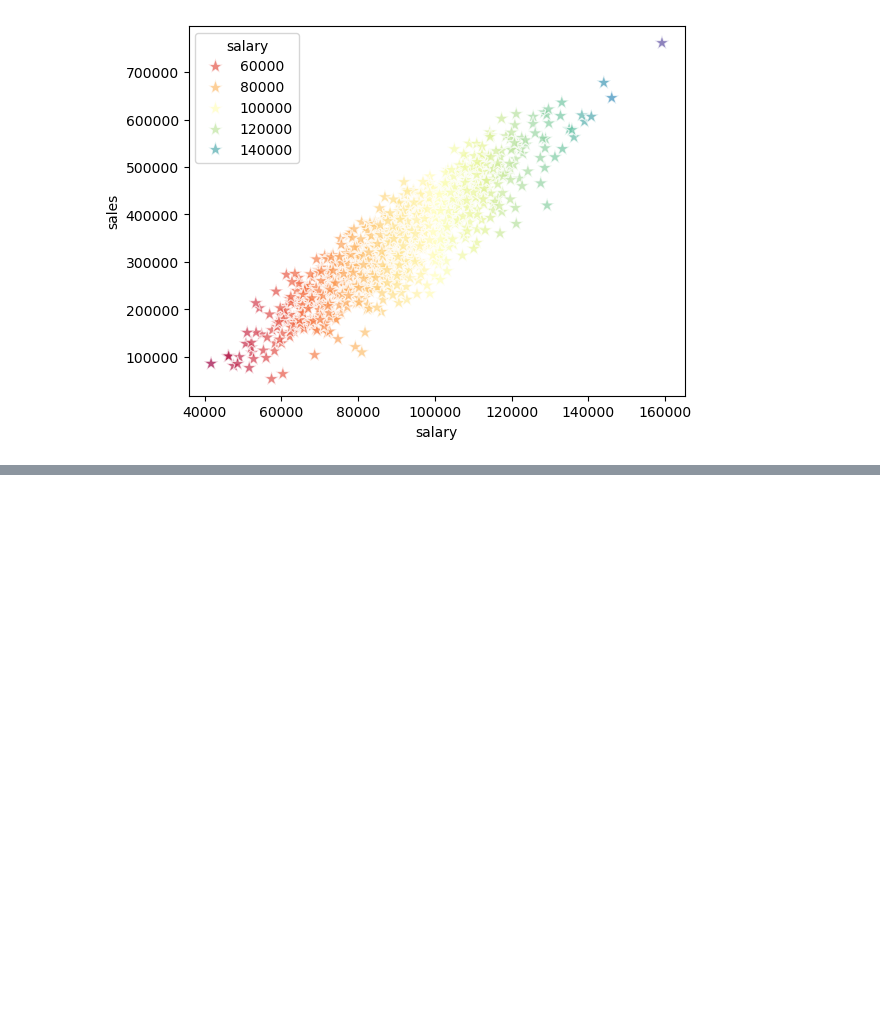
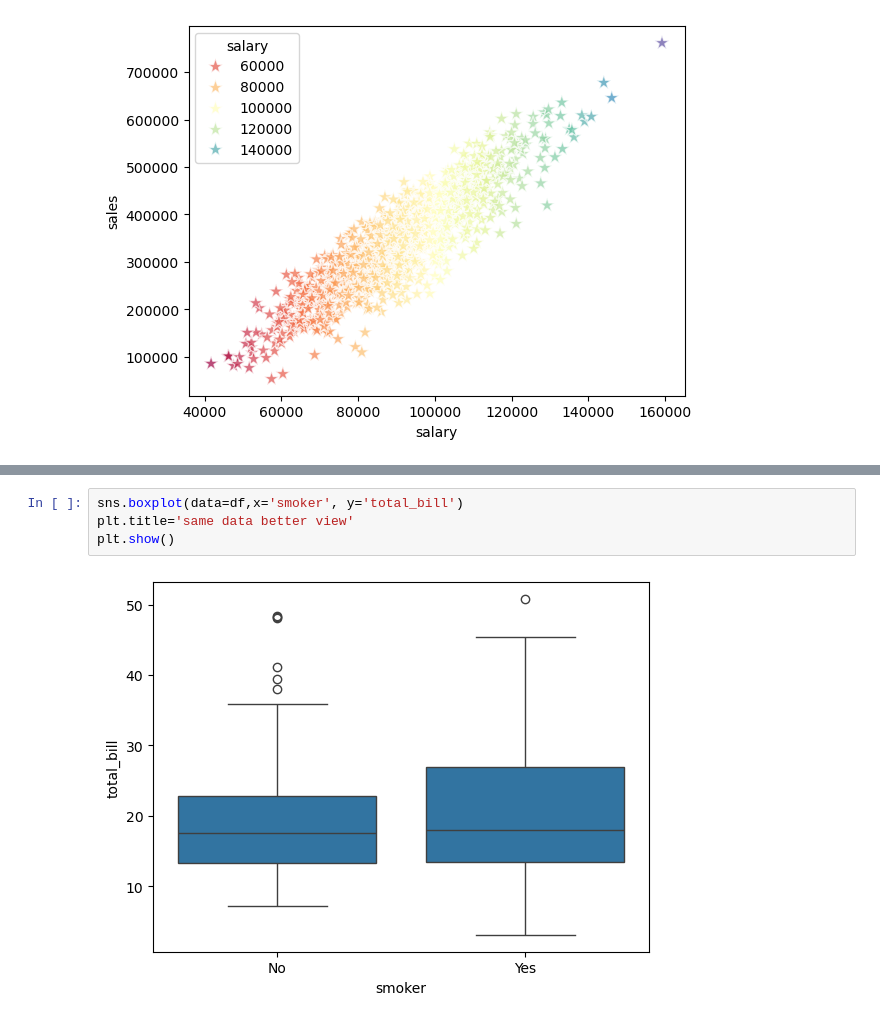
Before and after one commit to ShaniStaretz-ai/dataScience-Seaborn-Lec12-20-APR-25, a Jupyter notebook: Lec12.ipynb, the cells around one changed output, grey strips where cells are left out. Saved outputs shown, nothing was run; the diff lists cells and outputs as text; blank space fills up the shorter version.

```diff
--- a/Lec12.ipynb
+++ b/Lec12.ipynb
@@ -40,0 +41,6 @@ df
+# %%
+sns.boxplot(data=df,x='smoker', y='total_bill')
+plt.title='same data better view'
+plt.show()
+# %% [output]
+[figure, added]
```
Also changed, not shown: parts of 5 cells of this notebook, 1 other file.
